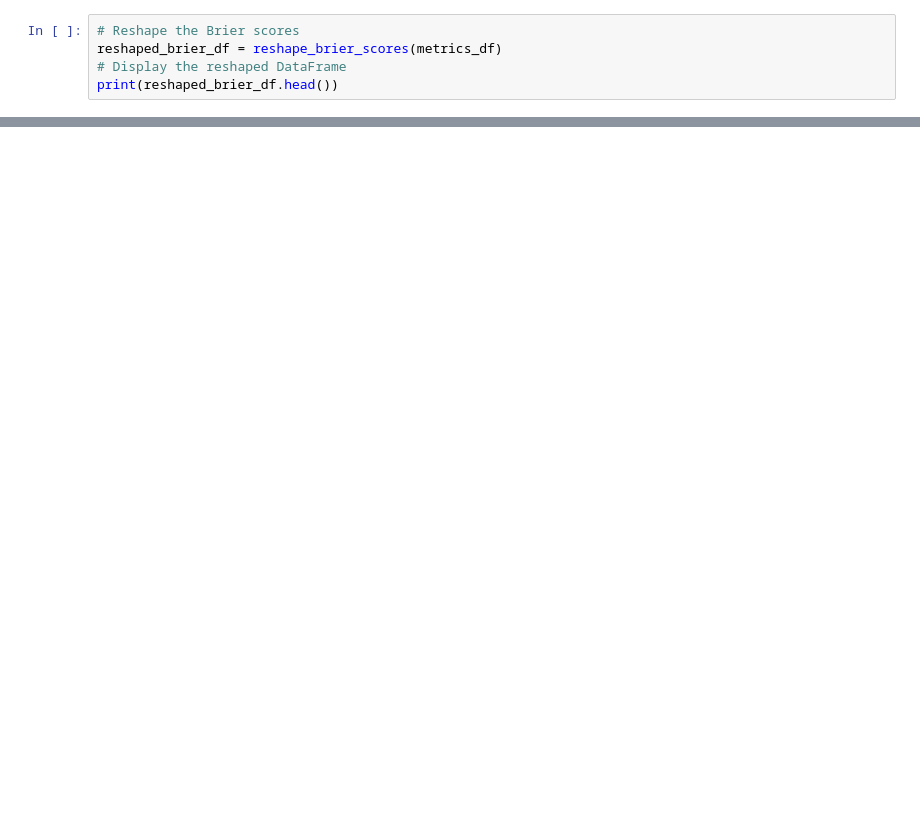
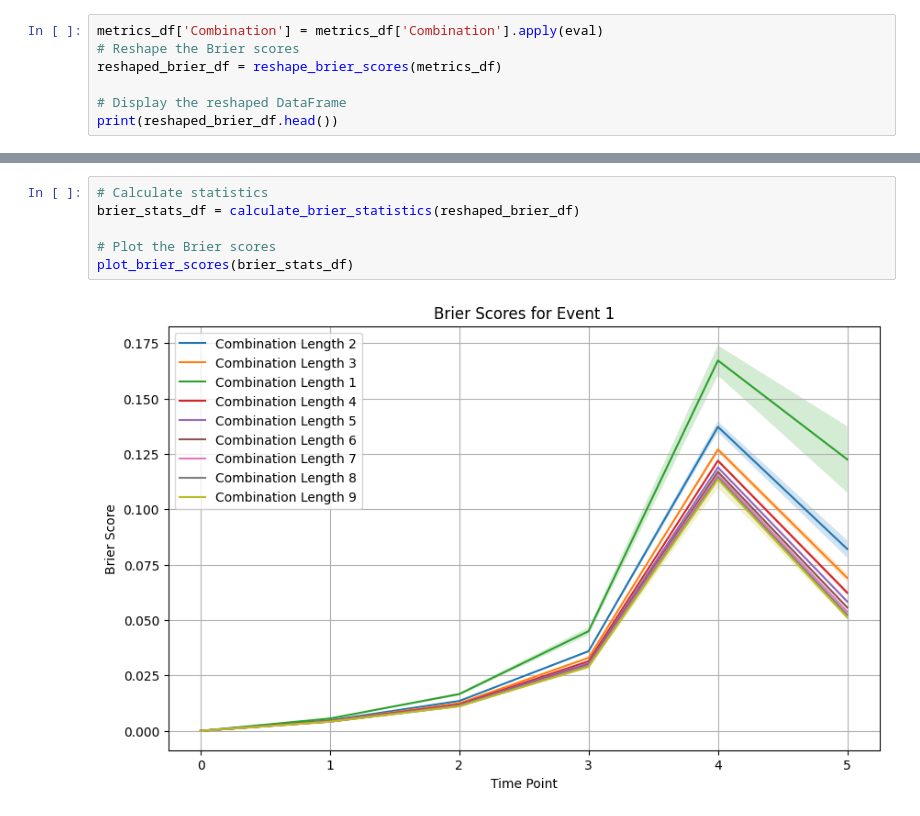
Before and after one commit to leungkcofficial/tarot, a Jupyter notebook: code/ensemble_eval.ipynb, the cells around one changed output, grey strips where cells are left out. Cells and saved outputs as stored; diff of their text form; blank space fills up the shorter version.

```diff
--- a/code/ensemble_eval.ipynb
+++ b/code/ensemble_eval.ipynb
@@ -280,6 +349,8 @@ NameError: name 'speerated_metrics_efdf' is not defined
 # %%
+metrics_df['Combination'] = metrics_df['Combination'].apply(eval)
 # Reshape the Brier scores
 reshaped_brier_df = reshape_brier_scores(metrics_df)
+
 # Display the reshaped DataFrame
 print(reshaped_brier_df.head())
 # %% [output]
@@ -286,0 +374,8 @@ AssertionError: Combination column must contain tuples.
+# %%
+# Calculate statistics
+brier_stats_df = calculate_brier_statistics(reshaped_brier_df)
+
+# Plot the Brier scores
+plot_brier_scores(brier_stats_df)
+# %% [output]
+[figure, added]
```
Also changed, not shown: parts of 6 cells of this notebook.
